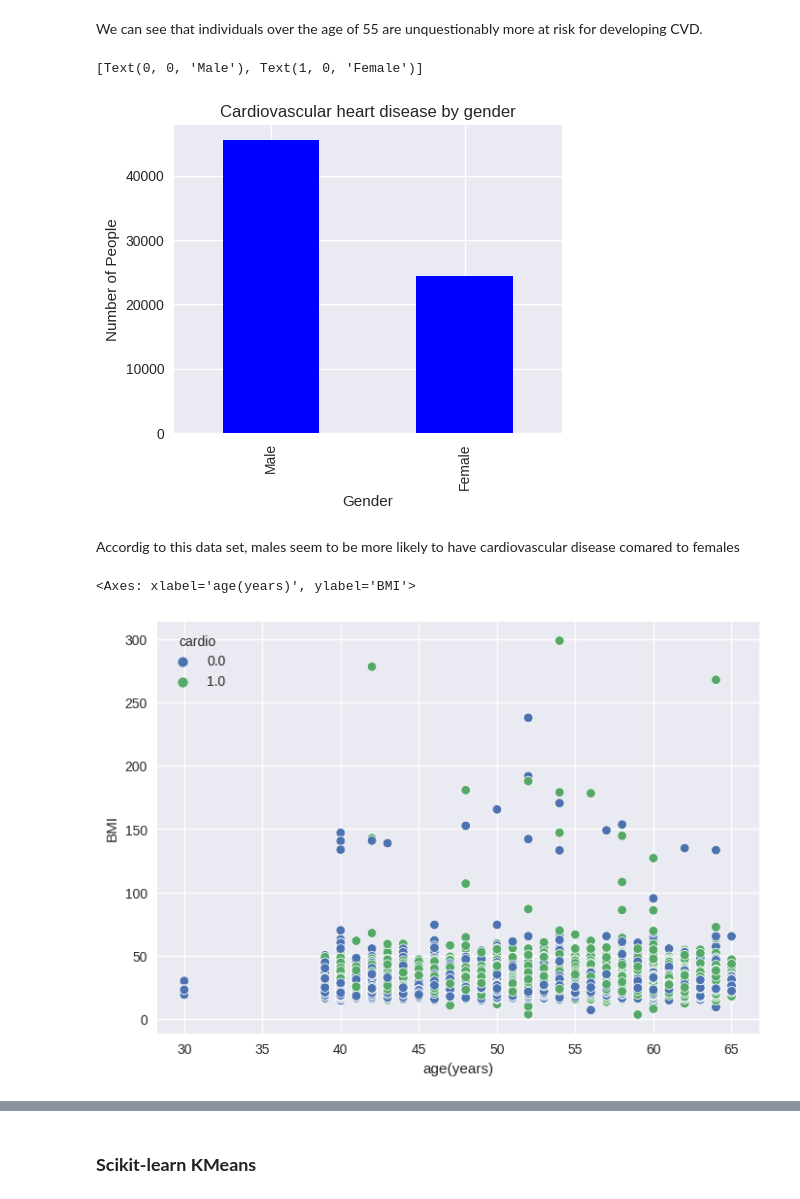
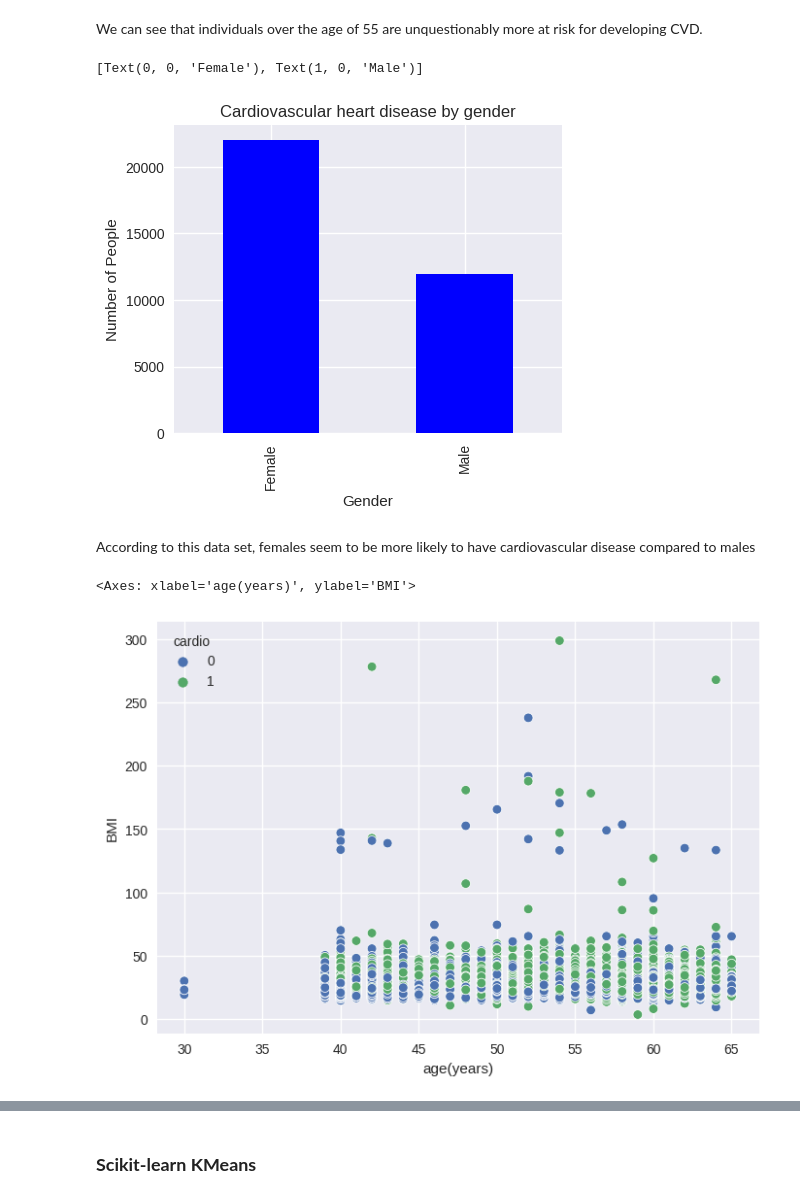
Before and after one commit to KathyOchoa/DATA-201-Project-1, a Jupyter notebook: Data201_final_project.ipynb, the cells around one changed output, grey strips where cells are left out. Drawn from its saved outputs; the diff is of its cells as text; code cells hidden in the pictures.

```diff
--- a/Data201_final_project.ipynb
+++ b/Data201_final_project.ipynb
@@ -81,9 +81,6 @@ df['BMI'] = (df['weight']/(df['height']/100)**2).astype('float')
 # Create a new variable, pulsePres (ap_hi - ap_lo) and store it as new data variable
 df['pulsePres'] = ((df['ap_hi']) - (df['ap_lo'])).astype('int')
 
-# Create a new variable, age(years), that changes age from days to years
-df['age(years)'] = (df['age']/365). round().astype('int')
-
 df.head()
 # %% [output]
 |  | id | age | gender | height | weight | ap_hi | ap_lo | cholesterol | gluc | smoke | alco | ... |
@@ -167,5 +155,5 @@ df[['age', 'age(years)']].loc[df['age(years)'] <= 0]
 # %%
-# Adjust the rows where the pulse pressure is less than 0
-df.loc[df['pulsePres'] < 0] = df.loc[df['pulsePres'] < 0] * (-0.1)
-df['pulsePres'].describe()
+# Drop observatios where pulse pressure is less than 0 and greater than 300
+df2 = df.loc[(df['pulsePres'] > 0) & (df['pulsePres'] < 300)]
+df2['pulsePres'].describe()
 # %% [output]
@@ -189,0 +169,4 @@ df.loc[df['cardio'] < 0] = df.loc[df['cardio'] < 0] * (10)
+# %%
+# Group patients with cardiovascular disease
+hasCVD = df2.groupby('cardio').get_group(1)
+hasCVD.describe()
@@ -199,21 +214,21 @@ sns.countplot(x='age(years)', hue='cardio', data = df, palette="rocket")
 We can see that individuals over the age of 55 are unquestionably more at risk for developing CVD.
 # %%
 #Distribution of cardiovascular heart disease by gender
-gender = df['gender'].value_counts()
+gender = hasCVD['gender'].value_counts()
 plt.figure(figsize=(5, 4))
 ax = gender.plot(kind='bar', color="b")
 ax.set_title("Cardiovascular heart disease by gender")
 ax.set_xlabel('Gender')
 ax.set_ylabel('Number of People')
-ax.set_xticklabels(('Male', 'Female'))
+ax.set_xticklabels(('Female', 'Male'))
 # %% [output]
-[Text(0, 0, 'Male'), Text(1, 0, 'Female')]
+[Text(0, 0, 'Female'), Text(1, 0, 'Male')]
-[figure, old version]
+[figure, new version]
 # %% [markdown]
-Accordig to this data set, males seem to be more likely to have cardiovascular disease comared to females
+According to this data set, females seem to be more likely to have cardiovascular disease compared to males
 # %%
-sns.scatterplot(data = df, x = 'age(years)', y = 'BMI', hue = 'cardio')
+sns.scatterplot(data = df2, x = 'age(years)', y = 'BMI', hue = 'cardio')
 # %% [output]
 <Axes: xlabel='age(years)', ylabel='BMI'>
-[figure, old version]
+[figure, new version]
 # %%
```
Also changed, not shown: parts of 23 cells of this notebook.
